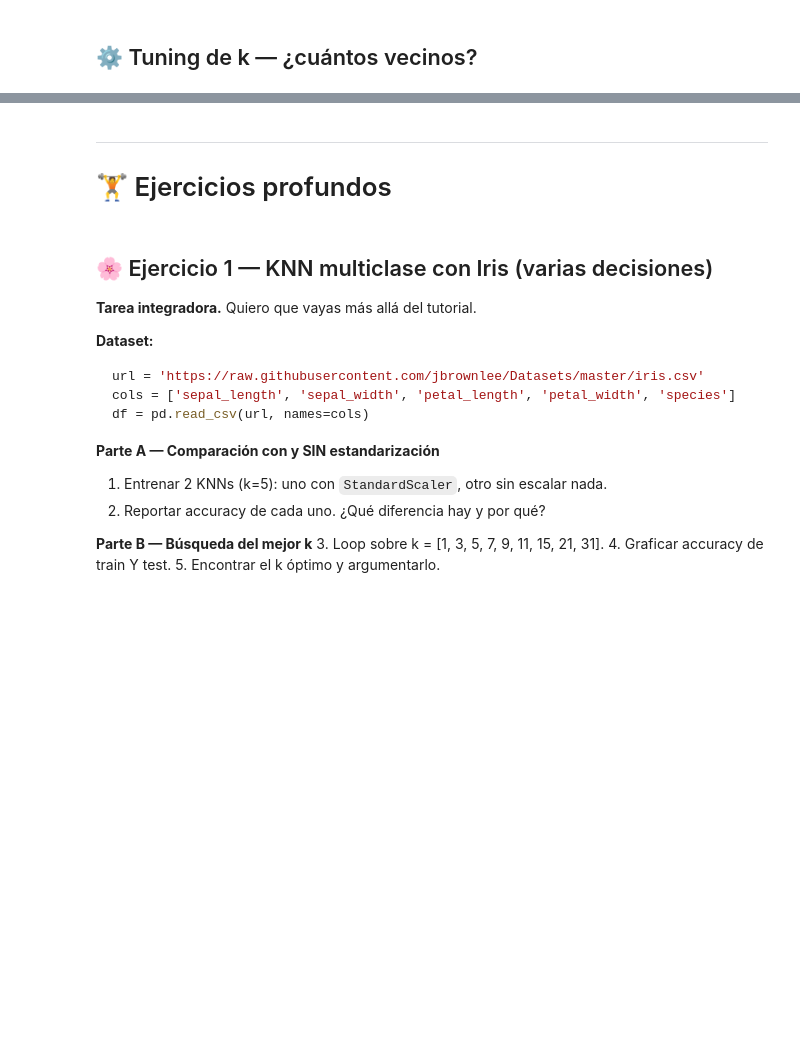
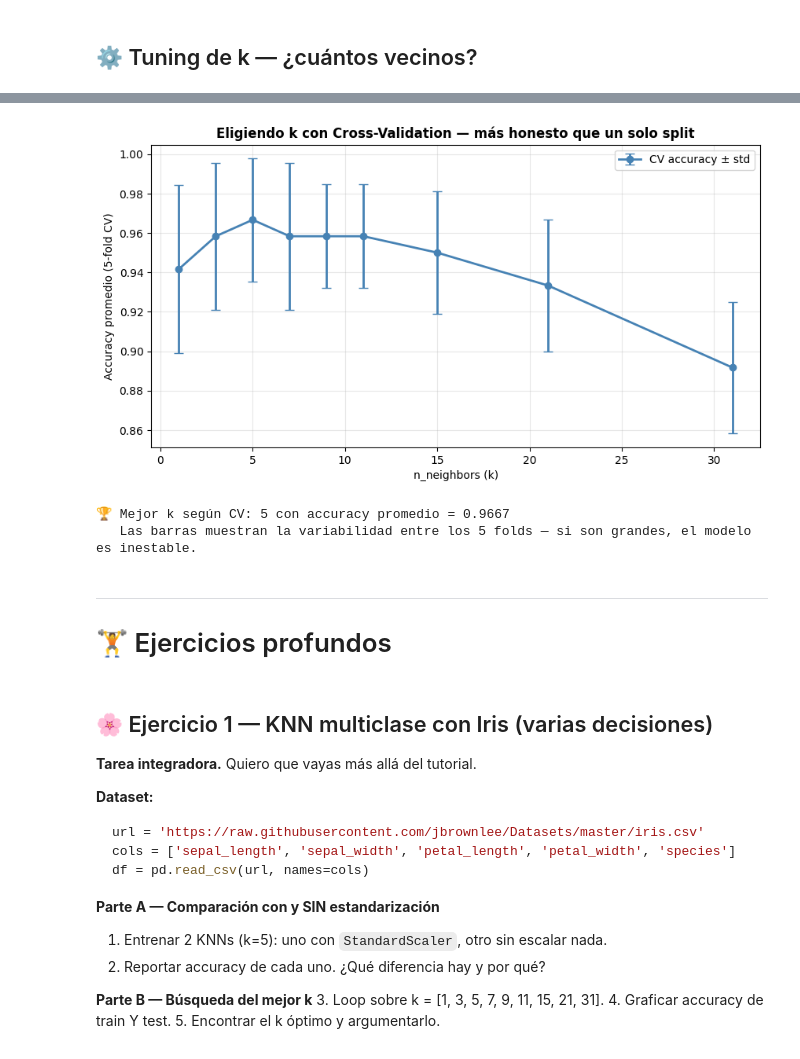
Before and after one commit to jeedorsa/Bootcamp-Data-Science, a Jupyter notebook: Clases/7-ClassificationModels/7.1-Intro-Clasificacion-KNN.ipynb, the cells around one changed output, grey strips where cells are left out. Cells and saved outputs as stored; diff of their text form; code cells hidden in the pictures; blank space fills up the shorter version.

```diff
--- a/Clases/7-ClassificationModels/7.1-Intro-Clasificacion-KNN.ipynb
+++ b/Clases/7-ClassificationModels/7.1-Intro-Clasificacion-KNN.ipynb
@@ -163,3 +363,37 @@ print('   Con k muy grande, ambos bajan → underfitting.')
+# %%
+# Vamos a elegir k de forma HONESTA usando cross_val_score
+from sklearn.model_selection import cross_val_score
+
+ks = [1, 3, 5, 7, 9, 11, 15, 21, 31]
+medias, desvios = [], []
+
+for k in ks:
+    # cross_val_score entrena K modelos y devuelve K scores
+    scores = cross_val_score(
+        KNeighborsClassifier(n_neighbors=k),
+        X_train_esc, y_train,
+        cv=5, scoring='accuracy'
+    )
+    medias.append(scores.mean())
+    desvios.append(scores.std())
+
+# Graficar con barras de error (media ± desviación)
+fig, ax = plt.subplots(figsize=(10, 5))
+ax.errorbar(ks, medias, yerr=desvios, marker='o', linewidth=2,
+            color='steelblue', capsize=4, label='CV accuracy ± std')
+ax.set_xlabel('n_neighbors (k)')
+ax.set_ylabel('Accuracy promedio (5-fold CV)')
+ax.set_title('Eligiendo k con Cross-Validation — más honesto que un solo split', fontweight='bold')
+ax.legend(); ax.grid(alpha=0.3)
+plt.show()
+
+mejor_k = ks[np.argmax(medias)]
+print(f'🏆 Mejor k según CV: {mejor_k} con accuracy promedio = {max(medias):.4f}')
+print('   Las barras muestran la variabilidad entre los 5 folds — si son grandes, el modelo es inestable.')
+# %% [output]
+[figure, added]
+🏆 Mejor k según CV: 5 con accuracy promedio = 0.9667
+   Las barras muestran la variabilidad entre los 5 folds — si son grandes, el modelo es inestable.
 # %% [markdown]
 ---
 # 🏋️ Ejercicios profundos
```
Also changed, not shown: parts of 23 cells of this notebook, 10 other files.
